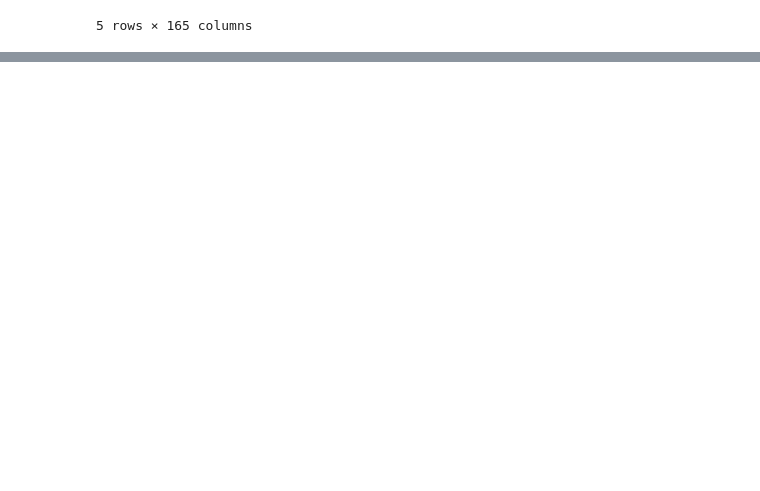
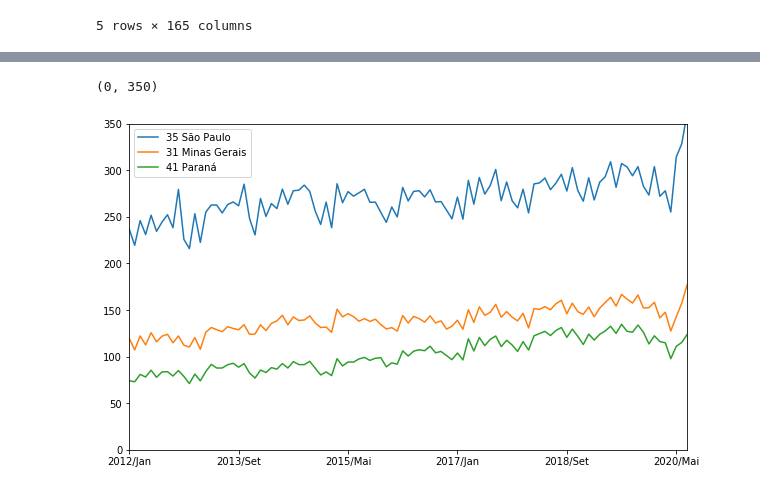
Before and after one commit to bibianaprevedello/Bootcamp-Alura, a Jupyter notebook: Módulo 01 - Python e Pandas para Análise de Dados Reais.ipynb, the cells around one changed output, grey strips where cells are left out. Cells and saved outputs as stored; diff of their text form; code cells hidden in the pictures; blank space fills up the shorter version.

```diff
--- a/Módulo 01 - Python e Pandas para Análise de Dados Reais.ipynb
+++ b/Módulo 01 - Python e Pandas para Análise de Dados Reais.ipynb
@@ -663,0 +680,6 @@ usaveis.head()
+# %%
+ordenado_por_total[meses_filtrados].head(3).T.plot(figsize=(10,6))
+plt.ylim(0, 350)
+# %% [output]
+(0, 350)
+[figure, added]
```
Also changed, not shown: parts of 6 cells of this notebook.
